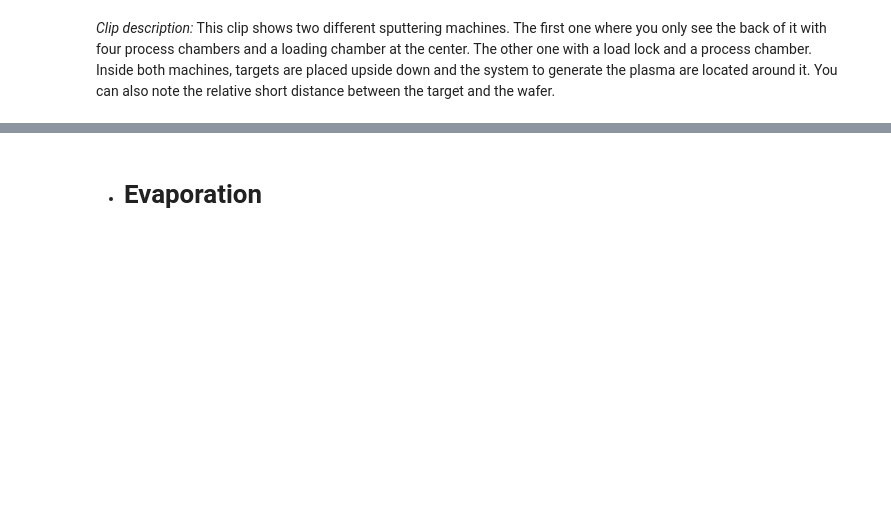
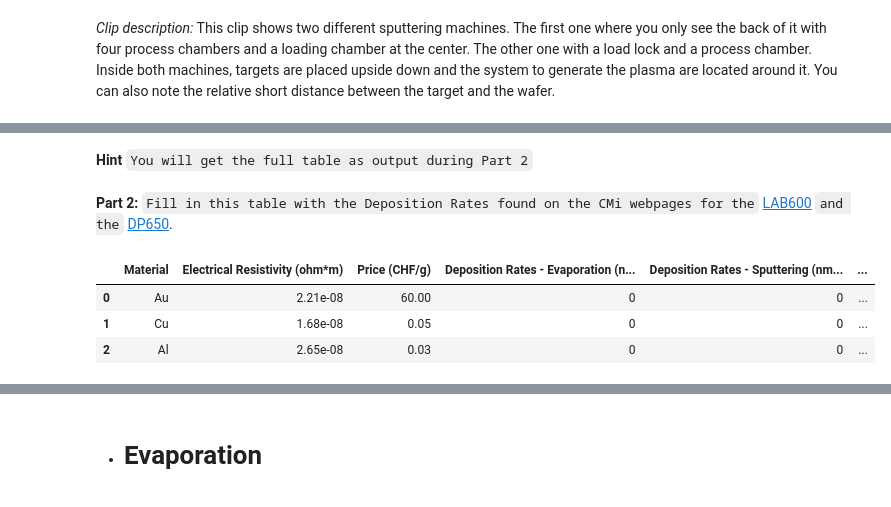
Before and after one commit to hernanfurci/Micro331PVD, a Jupyter notebook: thin_film_notebook.ipynb, the cells around one changed output, grey strips where cells are left out. Cells and saved outputs as stored; diff of their text form; code cells hidden in the pictures; blank space fills up the shorter version.

```diff
--- a/thin_film_notebook.ipynb
+++ b/thin_film_notebook.ipynb
@@ -116,0 +103,2 @@ Based on its proprieties then you can select an adhesion layer using the second
+# %% [markdown]
+**Hint** `You will get the full table as output during Part 2`
@@ -117,55 +113,38 @@ Based on its proprieties then you can select an adhesion layer using the second
+# %% [markdown]
+**Part 2:** `Fill in this table with the Deposition Rates found on the CMi webpages for the` [LAB600](https://www.epfl.ch/research/facilities/cmi/equipment/thin-films/leybold-optics-lab-600h/) `and the` [DP650](https://www.epfl.ch/research/facilities/cmi/equipment/thin-films/alliance-concept-dp-650/).
+# %%
+#Fill here the evaporation deposition rates for the materials
+Au_deposition_rate = 0
+Cu_deposition_rate = 0
+Al_deposition_rate = 0
+
+deposition_rates_evap = [Au_deposition_rate, Cu_deposition_rate, Al_deposition_rate]
+
+#Fill here the sputtering deposition rates
+Au_deposition_rate = 0
+Cu_deposition_rate = 0
+Al_deposition_rate = 0
+
+deposition_rates_sput = [Au_deposition_rate, Cu_deposition_rate, Al_deposition_rate]
 # %%
 # Define the data for the table
 data = {
-    'Material': ['Pt', 'Au', 'Ti', 'Cu', 'Al'],
-    'Electrical Resistivity Theoritical (ohm/m)': [1.06e-7, 2.21e-8, 4.35e-7, 1.68e-8, 2.65e-8] ,
-    'Electrical Resistivity Measured (ohm/m)': [1.71e-7, 5.06e-8,8.35e-7,1.85e-8,4.25e-8],
-    'Price (CHF/g)': [35, 60, 0.5, 0.05, 0.03],
-    'Usual Roughness (nm)': [1, 1, 2, 1, 2],
-    'Deposition Rate Range - Evaporation (nm/min)': ['3-100', '3-100', '1-100', '10-200', '5-150'],
-    'Deposition Rate Range - Sputtering (nm/min)': ['35-270', '20-120', '10-120', '8-180', '40-215'],
-    'Adhesion Layer Required': ['Yes', 'Yes', 'No', 'No', 'Yes']
+    'Material': ['Au', 'Cu', 'Al'],
+    'Electrical Resistivity (ohm*m)': [2.21e-8, 1.68e-8, 2.65e-8] ,
+    'Price (CHF/g)': [60, 0.05, 0.03],
+    'Deposition Rates - Evaporation (nm/min)' : deposition_rates_evap,
+    'Deposition Rates - Sputtering (nm/min)' : deposition_rates_sput,
+    'Adhesion Layer Required': ['Yes', 'No', 'Yes']
 }
 
 # Create a DataFrame
 materials_df = pd.DataFrame(data)
 
-# Create a dropdown widget for selecting the material
-material_dropdown_pvd = widgets.Dropdown(
-    options=['Pt', 'Au', 'Ti', 'Cu', 'Al'],
-    value='Pt',
-    description='Material:',
-    disabled=False,
-)
-
-# Create a button to display the selected material's properties
-display_properties_button = widgets.Button(description="Display Properties")
-
-# Define a function to handle button clicks
-def on_display_properties_button_click(button):
-    display_material_properties(material_dropdown_pvd.value)
-
-display_properties_button.on_click(on_display_properties_button_click)
-
-# Create an Output widget to display the material properties
-output_widget = widgets.Output()
-
-def display_material_properties(material):
-    # Clear the previous output
-    output_widget.clear_output()
-
-    selected_material = materials_df[materials_df['Material'] == material]
-
-    # Create a Plotly table
-    table = go.Figure(data=[go.Table(
-        header=dict(values=list(selected_material.columns),
-                    fill_color='paleturquoise',
-                    align='left'),
-        cells=dict(values=[selected_material[col] for col in selected_material.columns],
-                   fill_color='lavender',
-                   align='left'))
-    ])
-
-    # Display the properties of the selected material within the Output widget
-    with output_widget:
-        display(table.show())
+#show the data
+with pd.option_context('display.precision', 2):
+    display(materials_df)
+# %% [output]
+|  | Material | Electrical Resistivity (ohm*m) | Price (CHF/g) | Deposition Rates - Evaporation (n... | Deposition Rates - Sputtering (nm... | ... |
+| 0 | Au | 2.21e-08 | 60.00 | 0 | 0 | ... |
+| 1 | Cu | 1.68e-08 | 0.05 | 0 | 0 | ... |
+| 2 | Al | 2.65e-08 | 0.03 | 0 | 0 | ... |
```
Also changed, not shown: parts of 42 cells of this notebook.
